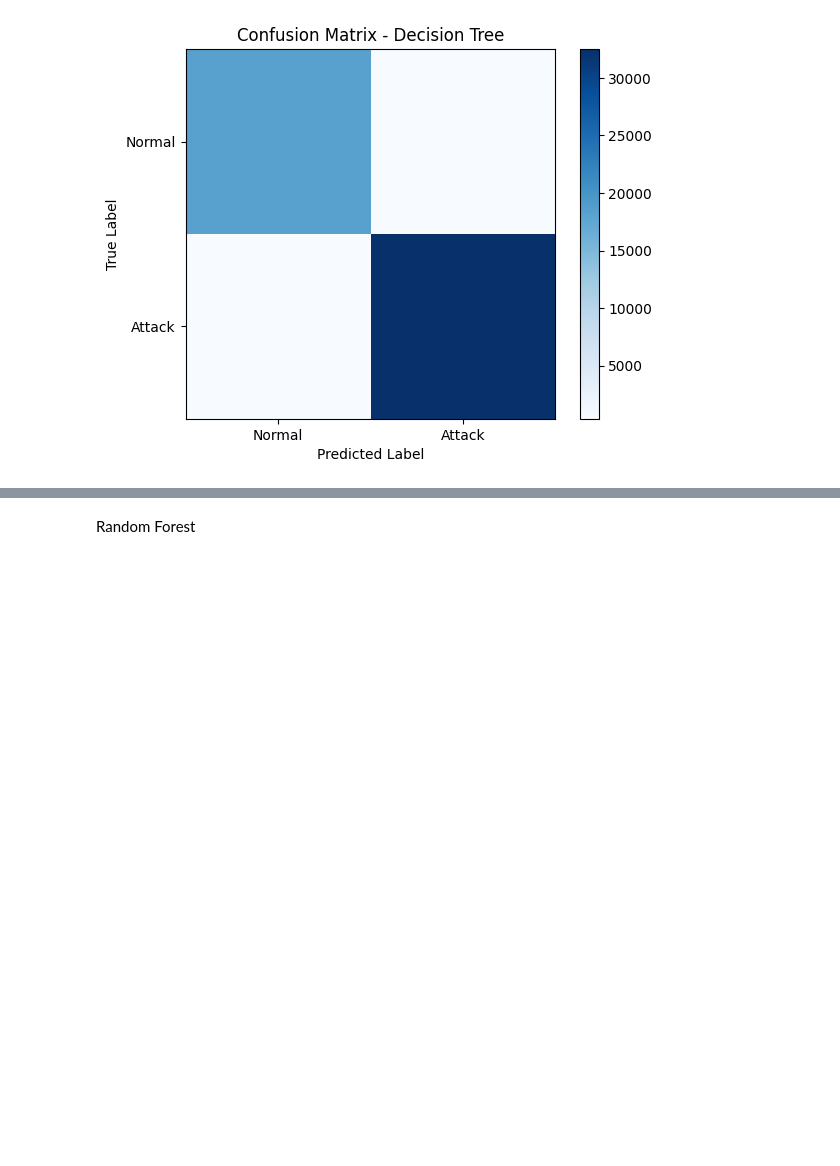
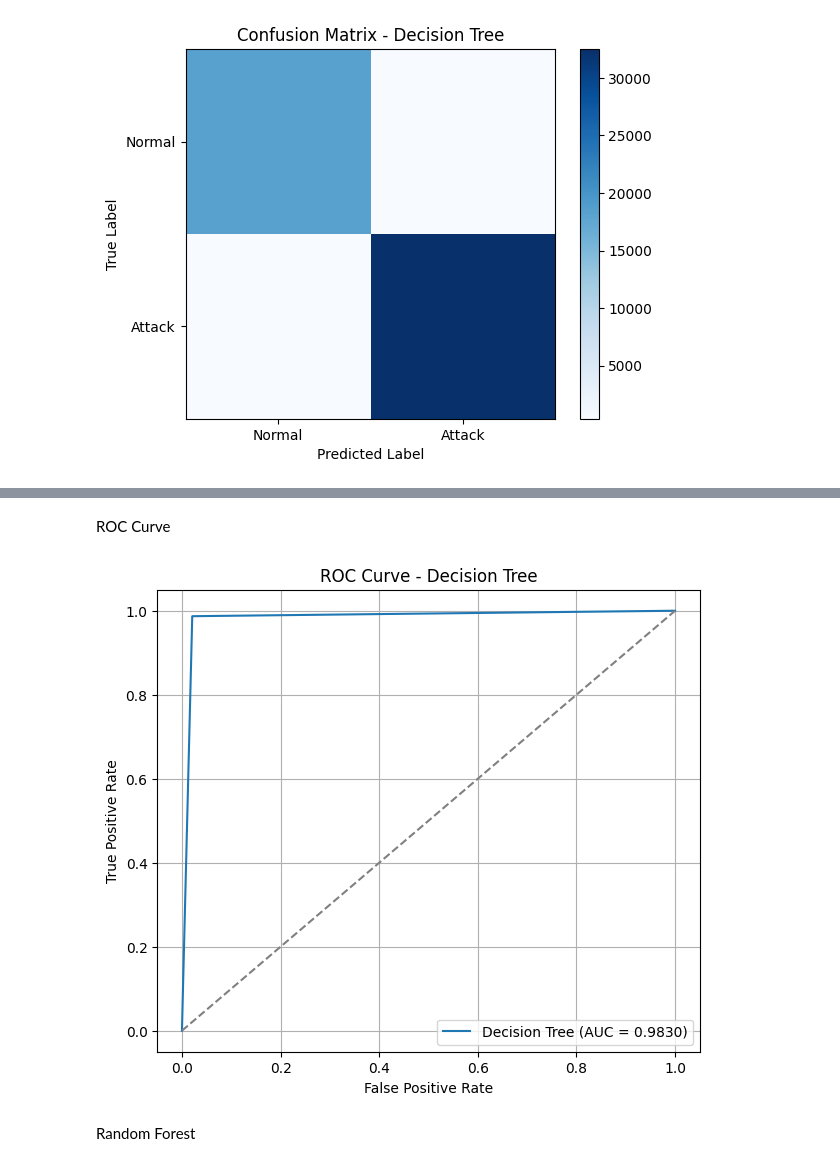
Before and after one commit to SashankGhimire/AI_CW, a Jupyter notebook: AI_CW.ipynb, the cells around one changed output, grey strips where cells are left out. Cells and saved outputs as stored; diff of their text form; code cells hidden in the pictures; blank space fills up the shorter version.

```diff
--- a/AI_CW.ipynb
+++ b/AI_CW.ipynb
@@ -153,3 +202,28 @@ plt.show()
+# %% [markdown]
+ROC Curve
+# %%
+# Step 1: Get prediction probabilities for the positive class (Attack = 1)
+y_prob = dt.predict_proba(X_test)[:, 1]
+
+# Step 2: Calculate False Positive Rate and True Positive Rate
+fpr, tpr, thresholds = roc_curve(y_test, y_prob)
+
+# Step 3: Calculate Area Under Curve (AUC)
+roc_auc = auc(fpr, tpr)
+
+# Step 4: Plot ROC Curve
+plt.figure(figsize=(7, 6))
+plt.plot(fpr, tpr, label=f"Decision Tree (AUC = {roc_auc:.4f})")
+plt.plot([0, 1], [0, 1], linestyle="--", color="gray")  # Random classifier line
+
+plt.xlabel("False Positive Rate")
+plt.ylabel("True Positive Rate")
+plt.title("ROC Curve - Decision Tree")
+plt.legend(loc="lower right")
+plt.grid(True)
+plt.show()
+# %% [output]
+[figure, added]
 # %% [markdown]
 Random Forest
 # %%
```
Also changed, not shown: parts of 28 cells of this notebook.
